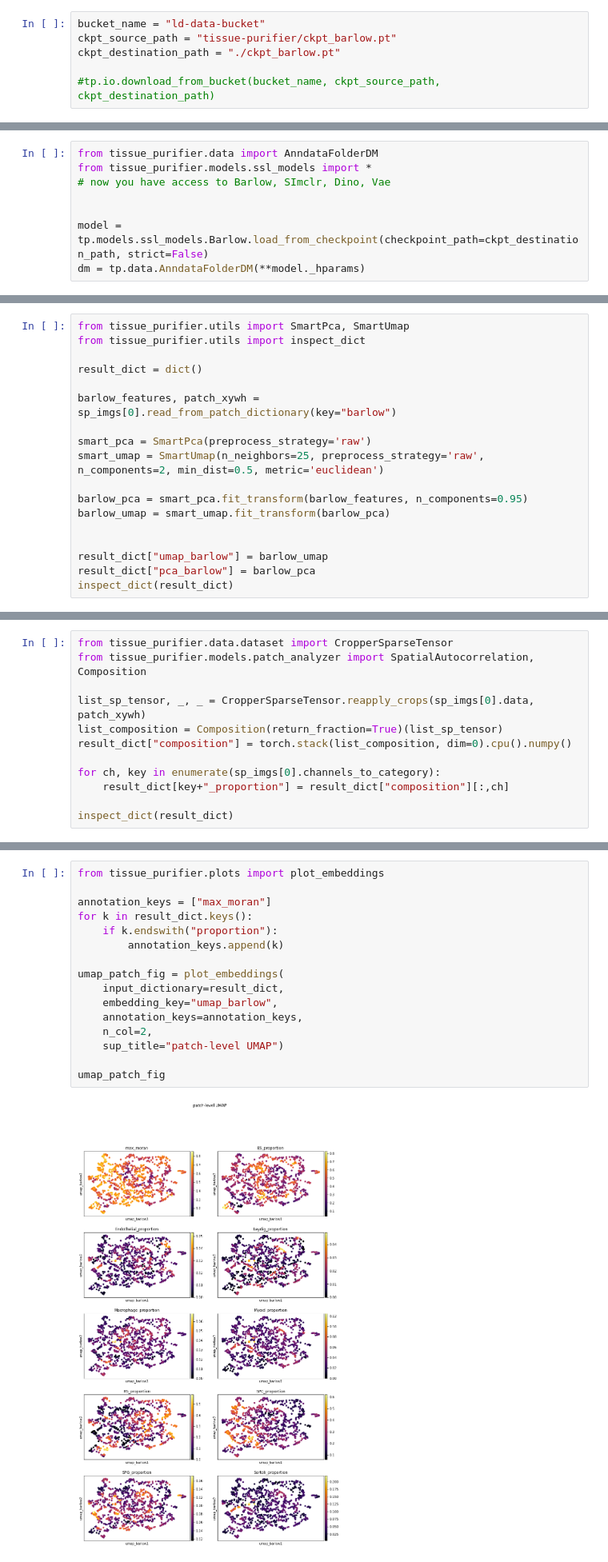
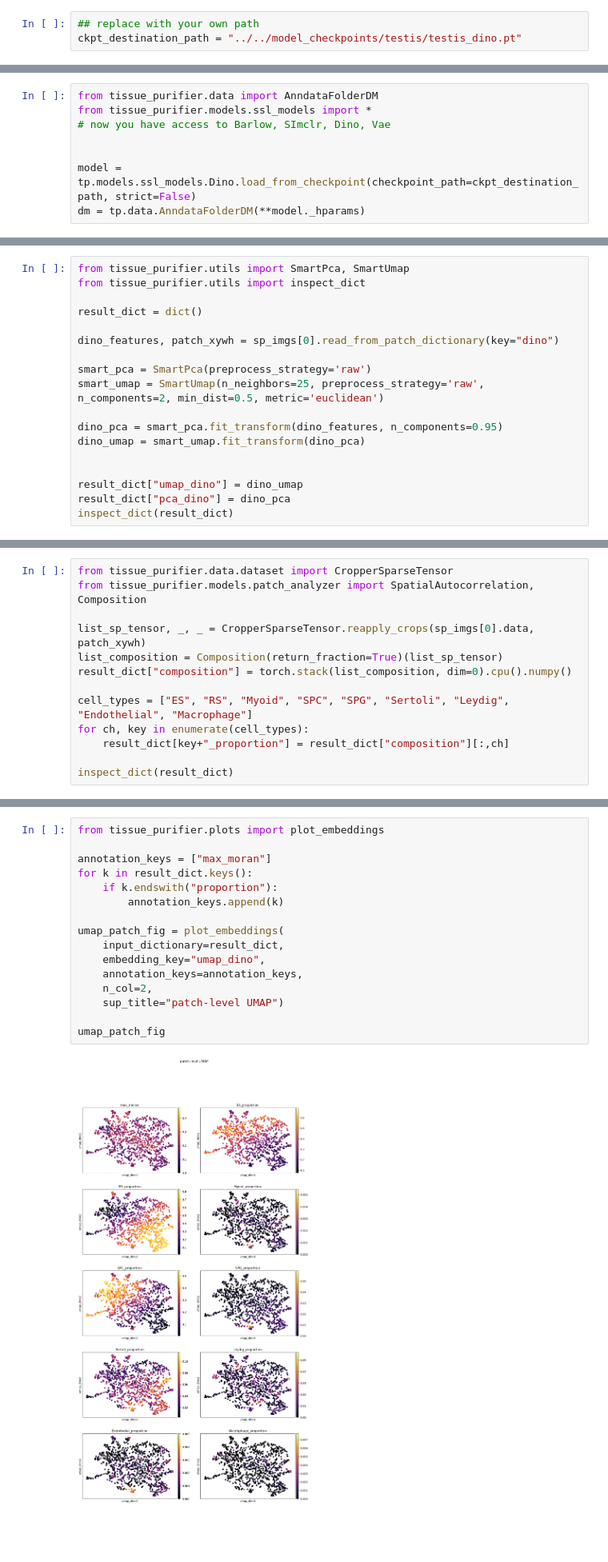
Before and after one commit to skambha6/tissue_purifier_sk, a Jupyter notebook: notebooks/notebook2.ipynb, the cells around one changed output, grey strips where cells are left out. Shown at 80% size. Drawn from its saved outputs; the diff is of its cells as text; blank space fills up the shorter version.

```diff
--- a/notebooks/notebook2.ipynb
+++ b/notebooks/notebook2.ipynb
@@ -73,11 +64,8 @@ print(fname_list)
 ### Download the checkpoint file
 Altenatively you can use the checkpoint file generated by running notebook1.
 # %%
-bucket_name = "ld-data-bucket"
-ckpt_source_path = "tissue-purifier/ckpt_barlow.pt"
-ckpt_destination_path = "./ckpt_barlow.pt"
-
-#tp.io.download_from_bucket(bucket_name, ckpt_source_path, ckpt_destination_path)
+## replace with your own path
+ckpt_destination_path = "../../model_checkpoints/testis/testis_dino.pt"
 # %% [markdown]
 ### Read in all anndata files
 # %%
@@ -103,5 +91,5 @@ from tissue_purifier.models.ssl_models import *
 # now you have access to Barlow, SImclr, Dino, Vae
 
 
-model = tp.models.ssl_models.Barlow.load_from_checkpoint(checkpoint_path=ckpt_destination_path, strict=False)
+model = tp.models.ssl_models.Dino.load_from_checkpoint(checkpoint_path=ckpt_destination_path, strict=False)
 dm = tp.data.AnndataFolderDM(**model._hparams)
@@ -359,16 +367,16 @@ from tissue_purifier.utils import inspect_dict
 
 result_dict = dict()
 
-barlow_features, patch_xywh = sp_imgs[0].read_from_patch_dictionary(key="barlow")
+dino_features, patch_xywh = sp_imgs[0].read_from_patch_dictionary(key="dino")
 
 smart_pca = SmartPca(preprocess_strategy='raw')
 smart_umap = SmartUmap(n_neighbors=25, preprocess_strategy='raw', n_components=2, min_dist=0.5, metric='euclidean')
 
-barlow_pca = smart_pca.fit_transform(barlow_features, n_components=0.95)
-barlow_umap = smart_umap.fit_transform(barlow_pca)
+dino_pca = smart_pca.fit_transform(dino_features, n_components=0.95)
+dino_umap = smart_umap.fit_transform(dino_pca)
 
 
-result_dict["umap_barlow"] = barlow_umap
-result_dict["pca_barlow"] = barlow_pca
+result_dict["umap_dino"] = dino_umap
+result_dict["pca_dino"] = dino_pca
 inspect_dict(result_dict)
 # %% [output]
@@ -384,7 +392,8 @@ list_sp_tensor, _, _ = CropperSparseTensor.reapply_crops(sp_imgs[0].data, patch_
 list_composition = Composition(return_fraction=True)(list_sp_tensor)
 result_dict["composition"] = torch.stack(list_composition, dim=0).cpu().numpy()
 
-for ch, key in enumerate(sp_imgs[0].channels_to_category):
+cell_types = ["ES", "RS", "Myoid", "SPC", "SPG", "Sertoli", "Leydig", "Endothelial", "Macrophage"]
+for ch, key in enumerate(cell_types):
     result_dict[key+"_proportion"] = result_dict["composition"][:,ch]
 
 inspect_dict(result_dict)
@@ -426,18 +435,18 @@ inspect_dict(result_dict)
 # %%
 from tissue_purifier.plots import plot_embeddings
 
 annotation_keys = ["max_moran"]
 for k in result_dict.keys():
     if k.endswith("proportion"):
         annotation_keys.append(k)
 
 umap_patch_fig = plot_embeddings(
     input_dictionary=result_dict,
-    embedding_key="umap_barlow",
+    embedding_key="umap_dino",
     annotation_keys=annotation_keys,
     n_col=2,
     sup_title="patch-level UMAP")
 
 umap_patch_fig
 # %% [output]
-[figure, old version]
+[figure, new version]
```
Also changed, not shown: parts of 32 cells of this notebook, 5 other files.
